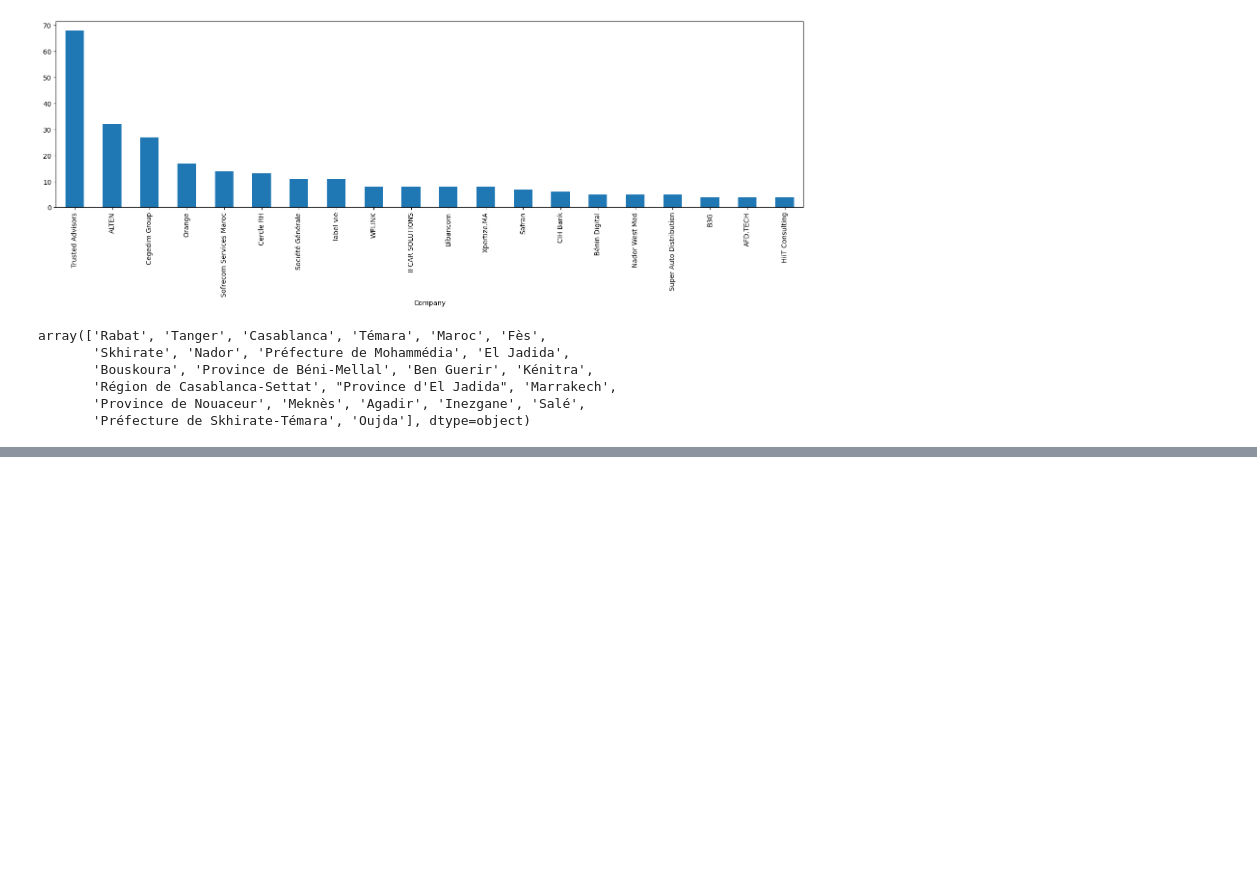
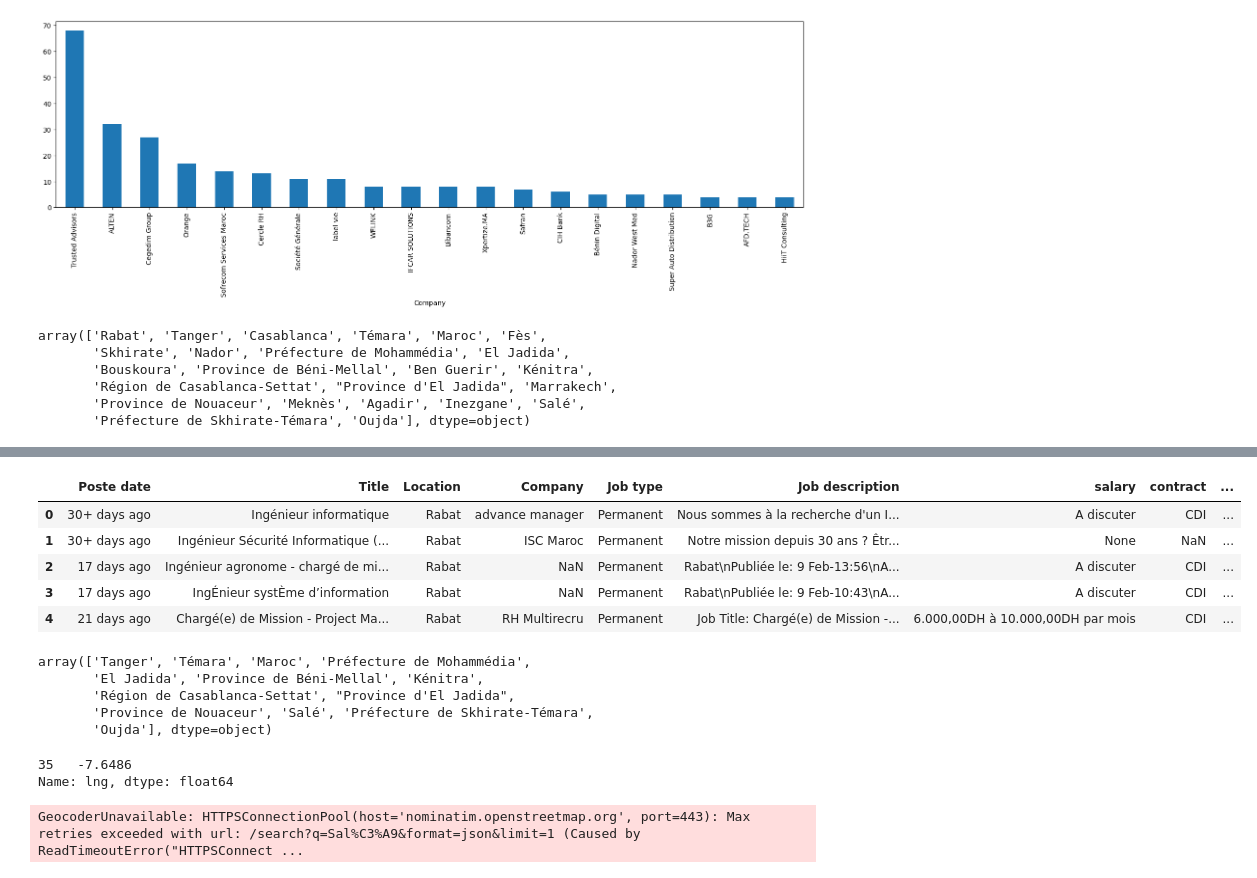
Before and after one commit to noureddinealahyane/indeed-job-analysis, a Jupyter notebook: analysing_job_offers.ipynb, the cells around one changed output, grey strips where cells are left out. Saved outputs shown, nothing was run; the diff lists cells and outputs as text; code cells hidden in the pictures; blank space fills up the shorter version.

```diff
--- a/analysing_job_offers.ipynb
+++ b/analysing_job_offers.ipynb
@@ -55,6 +55,6 @@ import re
 #adding the salary column
 df['salary'] = df['Job description'].apply(lambda x: re.search(r'salaire\s*:\s*([^\n\r]+)', str(x), flags=re.IGNORECASE).group(1) if re.search(r'salaire\s*:\s*([^\n\r]+)', str(x), flags=re.IGNORECASE) else None)
 #addting the contract type column
-df['contract'] = df['contract'].str.extract(r'(CDI|Stage|A discuter|Freelance|Anapec|6 mois|3 mois|CDD)', flags=re.IGNORECASE)
+df['contract'] = df['Job description'].str.extract(r'(CDI|Stage|A discuter|Freelance|Anapec|6 mois|3 mois|CDD)', flags=re.IGNORECASE)
 df['contract'].unique()
 # %% [output]
@@ -132,3 +160,63 @@ array(['Rabat', 'Tanger', 'Casablanca', 'Témara', 'Maroc', 'Fès',
+# %%
+for city in df['Location']:
+    if city in ma_df['city'].values:
+        # Find the index of the matching city in ma_df
+        index = ma_df.index[ma_df['city'] == city][0]
+        # Assign latitude and longitude values from ma_df to df
+        df.loc[df['Location'] == city, 'latitude'] = ma_df.loc[index, 'lat']
+        df.loc[df['Location'] == city, 'longitude'] = ma_df.loc[index, 'lng']
+# %% [output]
+|  | Poste date | Title | Location | Company | Job type | Job description | salary | contract | ... |
+| 0 | 30+ days ago | Ingénieur informatique | Rabat | advance manager | Permanent | Nous sommes à la recherche d'un I... | A discuter | CDI | ... |
+| 1 | 30+ days ago | Ingénieur Sécurité Informatique (... | Rabat | ISC Maroc | Permanent | Notre mission depuis 30 ans ? Êtr... | None | NaN | ... |
+| 2 | 17 days ago | Ingénieur agronome - chargé de mi... | Rabat | NaN | Permanent | Rabat\nPubliée le: 9 Feb-13:56\nA... | A discuter | CDI | ... |
+| 3 | 17 days ago | IngÉnieur systÈme d’information | Rabat | NaN | Permanent | Rabat\nPubliée le: 9 Feb-10:43\nA... | A discuter | CDI | ... |
+| 4 | 21 days ago | Chargé(e) de Mission - Project Ma... | Rabat | RH Multirecru | Permanent | Job Title: Chargé(e) de Mission -... | 6.000,00DH à 10.000,00DH par mois | CDI | ... |
+# %%
+df['Location'][df["longitude"].isnull()].unique()
+# %% [output]
+array(['Tanger', 'Témara', 'Maroc', 'Préfecture de Mohammédia',
+       'El Jadida', 'Province de Béni-Mellal', 'Kénitra',
+       'Région de Casablanca-Settat', "Province d'El Jadida",
+       'Province de Nouaceur', 'Salé', 'Préfecture de Skhirate-Témara',
+       'Oujda'], dtype=object)
+# %%
+ma_df["lng"][ma_df["city"] == "Bouskoura"]
+# %% [output]
+35   -7.6486
+Name: lng, dtype: float64
+# %%
+from geopy.geocoders import Nominatim
+
+
+# Initialize geocoder
+geolocator = Nominatim(user_agent="my_geocoder")
+
+# Initialize lists to store latitude and longitude
+latitudes = []
+longitudes = []
+
+# Iterate over cities and geocode them
+for city in cities:
+    location = geolocator.geocode(city)
+    if location:
+        latitudes.append(location.latitude)
+        longitudes.append(location.longitude)
+    else:
+        # If geocoding fails, append NaN values
+        latitudes.append(None)
+        longitudes.append(None)
+'''
+# Add latitude and longitude columns to dataframe
+df['Latitude'] = latitudes
+df['Longitude'] = longitudes
+
+# Display the updated dataframe
+print(df)'''
+print(latitudes)
+print(longitudes)
+# %% [output]
+GeocoderUnavailable: HTTPSConnectionPool(host='nominatim.openstreetmap.org', port=443): Max retries exceeded with url: /search?q=Sal%C3%A9&format=json&limit=1 (Caused by ReadTimeoutError("HTTPSConnect ...
 # %%
 df['Poste date'].unique()
 # %% [output]
```
Also changed, not shown: parts of 6 cells of this notebook.
